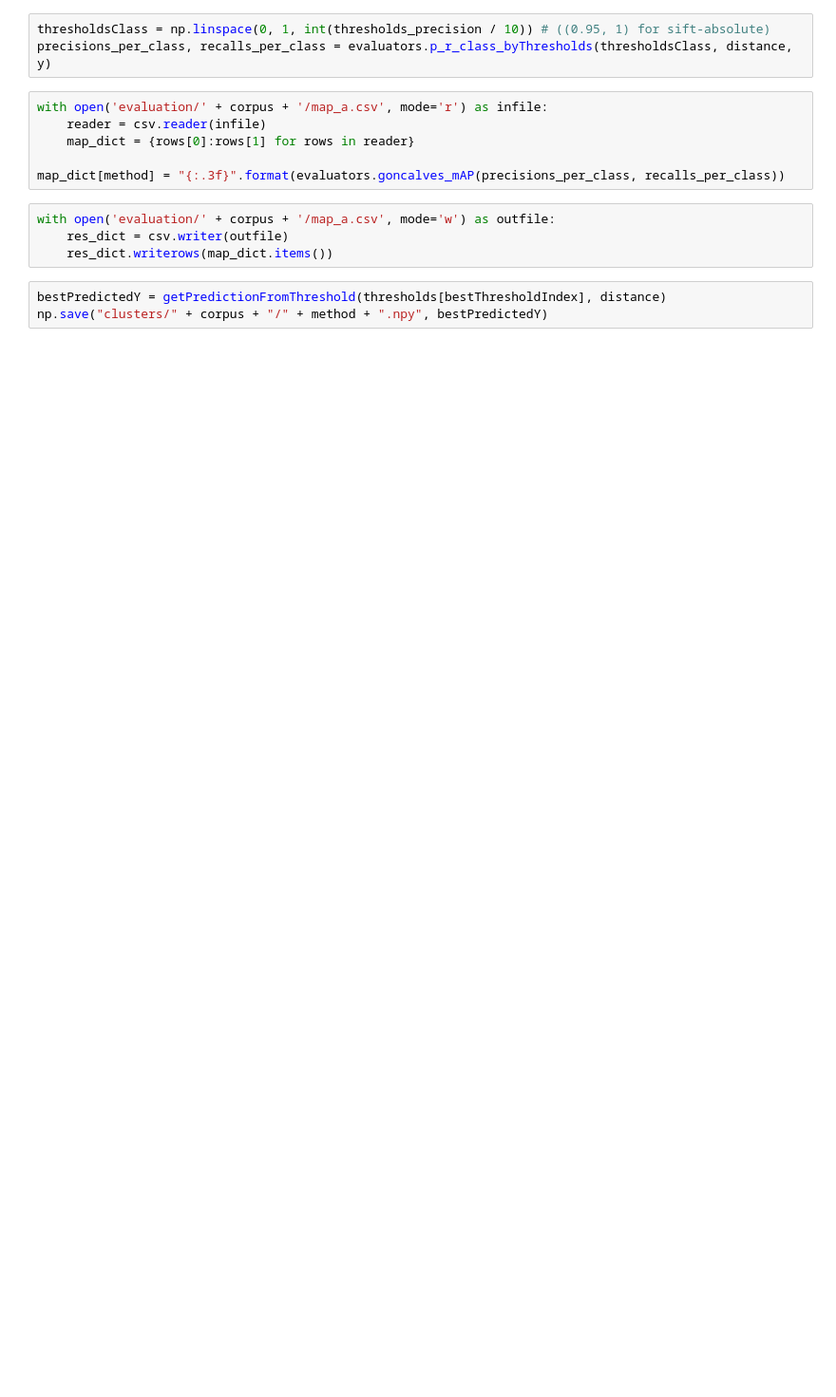
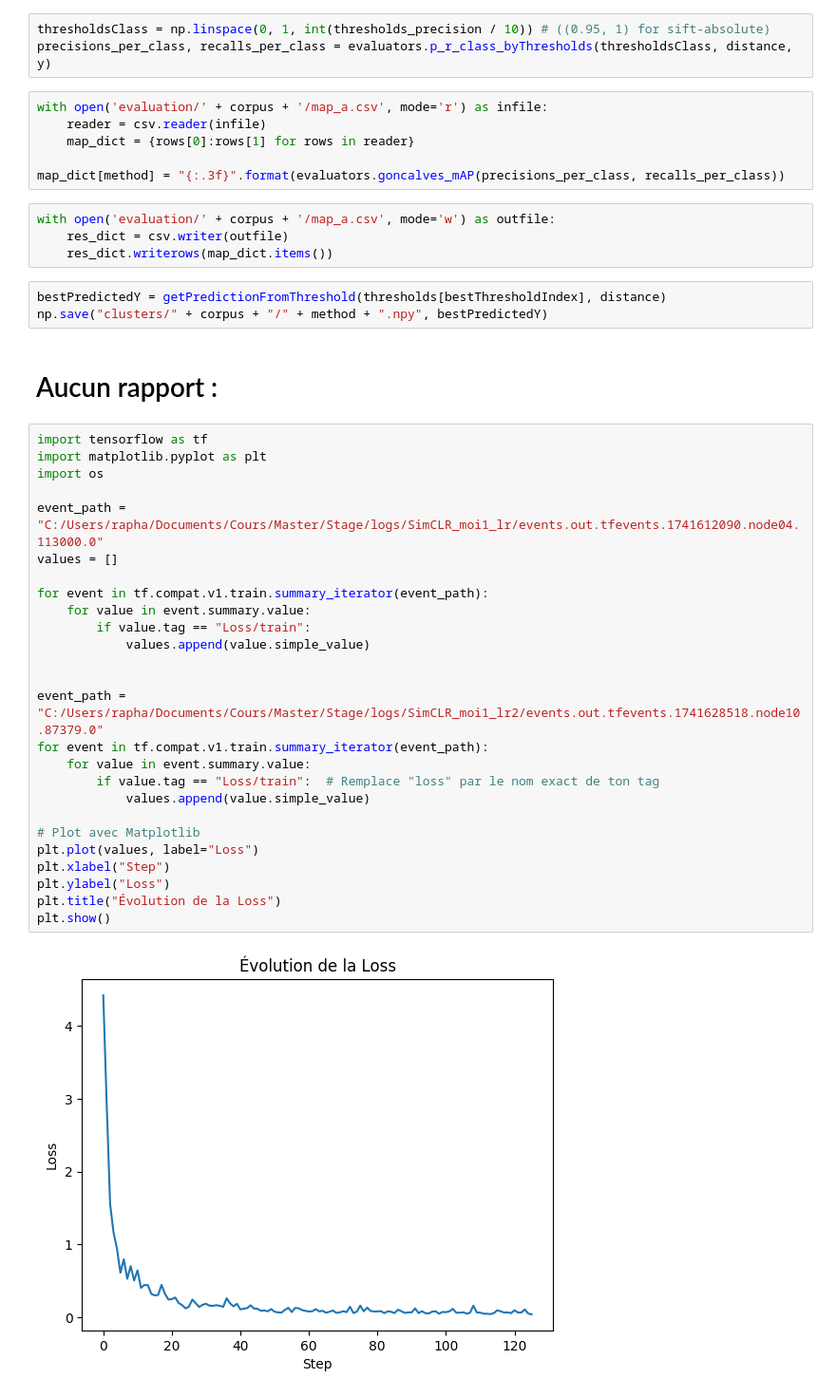
Before and after one commit to Raphael-Renard/HighVision, a Jupyter notebook: clustering/distanceToClusters.ipynb, the cells around one changed output. Shown at 95% size. Cells and saved outputs as stored; diff of their text form; blank space fills up the shorter version.

```diff
--- a/clustering/distanceToClusters.ipynb
+++ b/clustering/distanceToClusters.ipynb
@@ -43,3 +47,33 @@ with open('evaluation/' + corpus + '/map_a.csv', mode='w') as outfile:
 # %%
 bestPredictedY = getPredictionFromThreshold(thresholds[bestThresholdIndex], distance)
 np.save("clusters/" + corpus + "/" + method + ".npy", bestPredictedY)
+# %% [markdown]
+# Aucun rapport :
+# %%
+import tensorflow as tf
+import matplotlib.pyplot as plt
+import os
+
+event_path = "C:/Users/rapha/Documents/Cours/Master/Stage/logs/SimCLR_moi1_lr/events.out.tfevents.1741612090.node04.113000.0"
+values = []
+
+for event in tf.compat.v1.train.summary_iterator(event_path):
+    for value in event.summary.value:
+        if value.tag == "Loss/train":
+            values.append(value.simple_value)
+
+
+event_path = "C:/Users/rapha/Documents/Cours/Master/Stage/logs/SimCLR_moi1_lr2/events.out.tfevents.1741628518.node10.87379.0"
+for event in tf.compat.v1.train.summary_iterator(event_path):
+    for value in event.summary.value:
+        if value.tag == "Loss/train":  # Remplace "loss" par le nom exact de ton tag
+            values.append(value.simple_value)
+
+# Plot avec Matplotlib
+plt.plot(values, label="Loss")
+plt.xlabel("Step")
+plt.ylabel("Loss")
+plt.title("Évolution de la Loss")
+plt.show()
+# %% [output]
+[figure, added]
```
Also changed, not shown: parts of 5 cells of this notebook, 31 other files.
